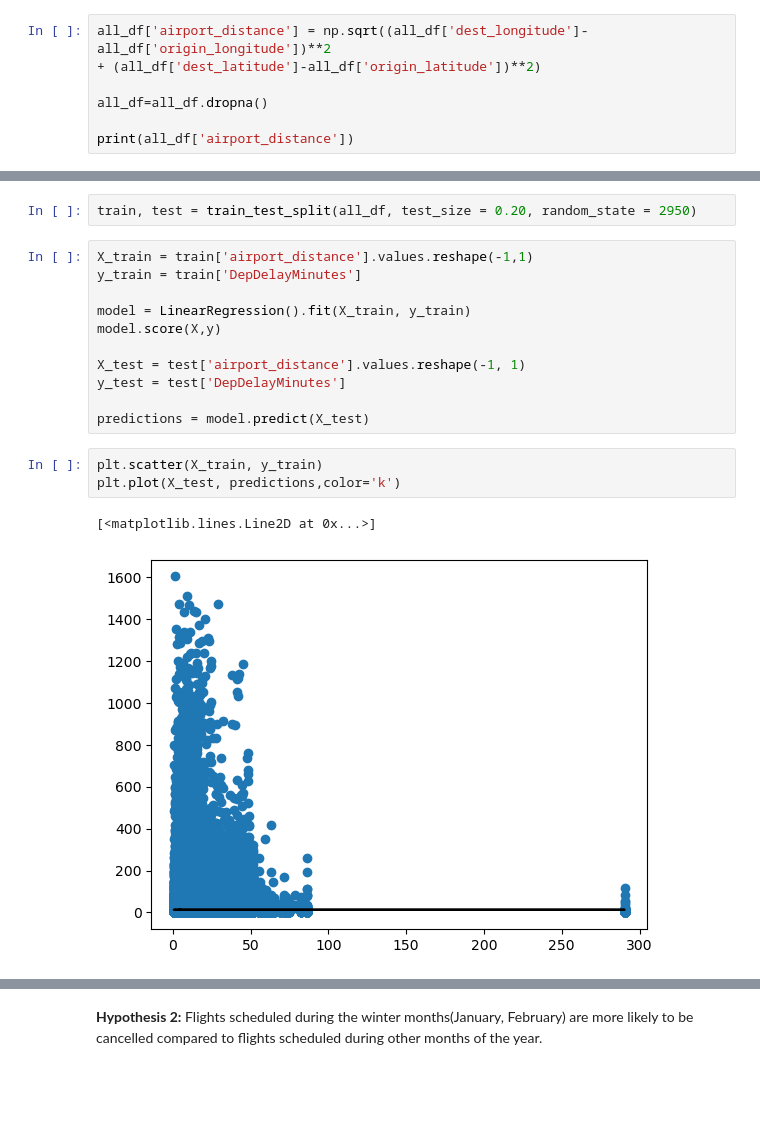
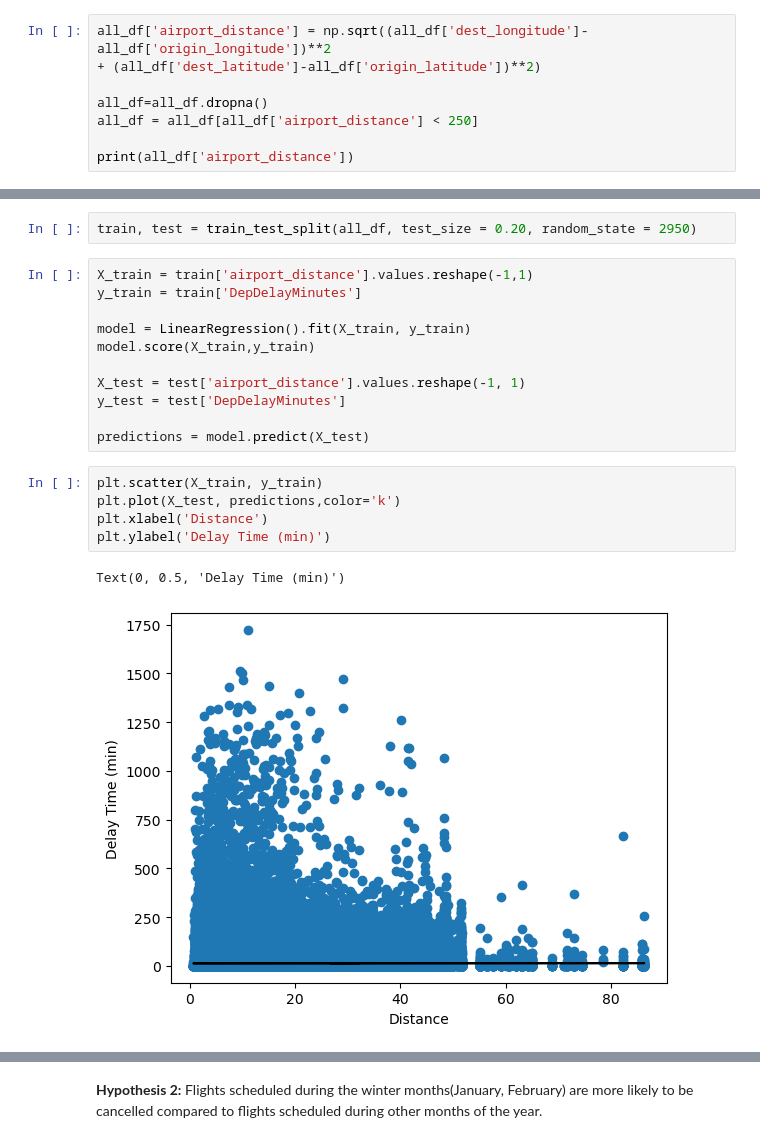
Before and after one commit to katiezelvin/info2950_final, a Jupyter notebook: Phase4.ipynb, the cells around one changed output, grey strips where cells are left out. Cells and saved outputs as stored; diff of their text form; blank space fills up the shorter version.

```diff
--- a/Phase4.ipynb
+++ b/Phase4.ipynb
@@ -571,6 +571,7 @@ all_df['airport_distance'] = np.sqrt((all_df['dest_longitude']-all_df['origin_lo
 + (all_df['dest_latitude']-all_df['origin_latitude'])**2)
 
 all_df=all_df.dropna()
+all_df = all_df[all_df['airport_distance'] < 250]
 
 print(all_df['airport_distance'])
 # %% [output]
@@ -598,7 +602,7 @@ X_train = train['airport_distance'].values.reshape(-1,1)
 y_train = train['DepDelayMinutes']
 
 model = LinearRegression().fit(X_train, y_train)
-model.score(X,y)
+model.score(X_train,y_train)
 
 X_test = test['airport_distance'].values.reshape(-1, 1)
 y_test = test['DepDelayMinutes']
@@ -607,9 +611,11 @@ predictions = model.predict(X_test)
 # %%
 plt.scatter(X_train, y_train)
 plt.plot(X_test, predictions,color='k')
+plt.xlabel('Distance')
+plt.ylabel('Delay Time (min)')
 # %% [output]
-[<matplotlib.lines.Line2D at 0x...>]
+Text(0, 0.5, 'Delay Time (min)')
-[figure, old version]
+[figure, new version]
 # %%
 plt.scatter(y_test, predictions)
 plt.title('Actual vs. Predicted Values')
```
Also changed, not shown: parts of 14 cells of this notebook.
